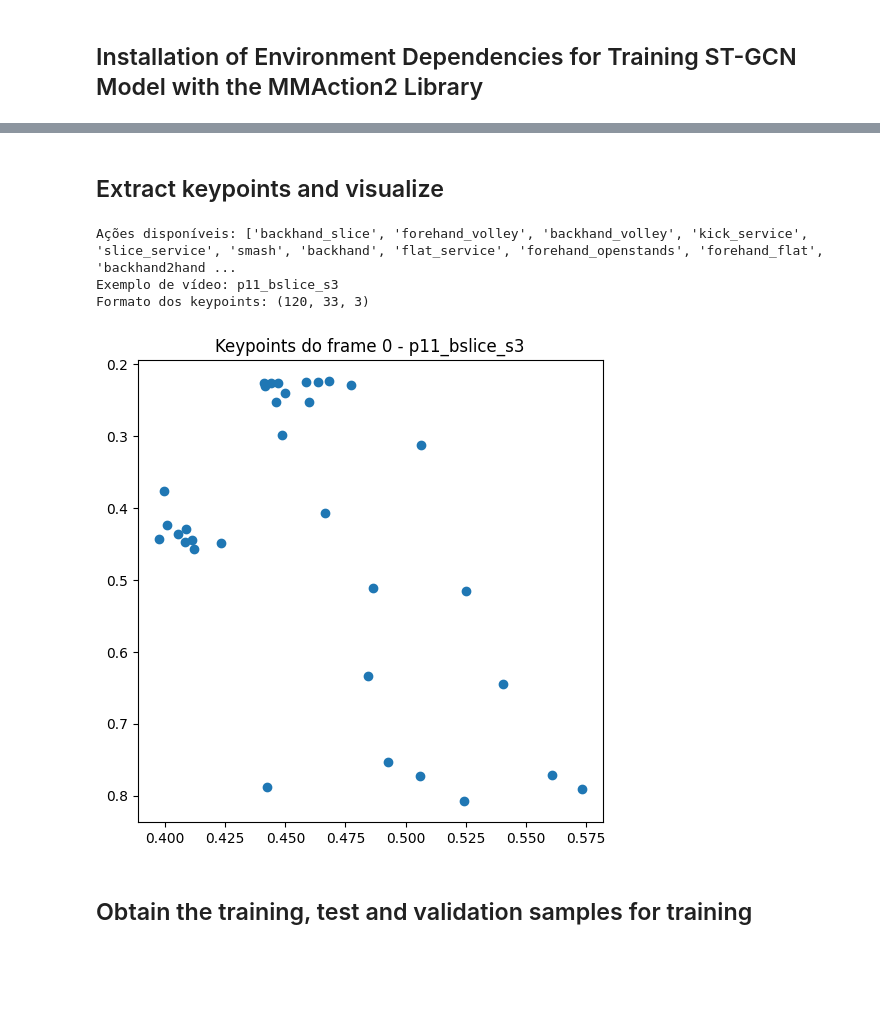
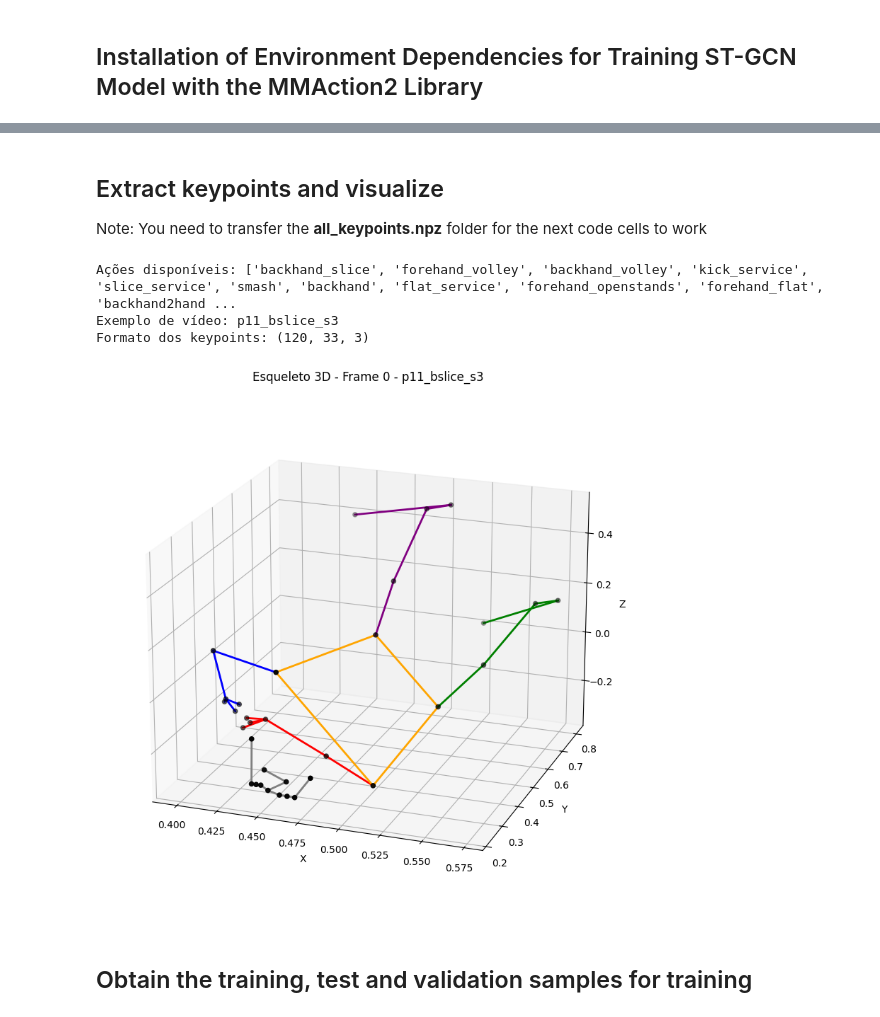
Before and after one commit to LeoDinga/DL_Project, a Jupyter notebook: train_type2.ipynb, the cells around one changed output, grey strips where cells are left out. Saved outputs shown, nothing was run; the diff lists cells and outputs as text; code cells hidden in the pictures; blank space fills up the shorter version.

```diff
--- a/train_type2.ipynb
+++ b/train_type2.ipynb
@@ -89,47 +89,87 @@ Requirement already satisfied: mpmath<1.4,>=1.1.0 in /usr/local/lib/python3.11/d
-# %% [markdown]
-## Extract keypoints and visualize
+# %% [markdown]
+## Extract keypoints and visualize
+
+Note:  You need to transfer the **all_keypoints.npz** folder for the next code cells to work
 # %%
 import numpy as np
 import matplotlib.pyplot as plt
+from mpl_toolkits.mplot3d import Axes3D
 
-
-# Path to the keypoint file
+# Save to file in configs/stgcn/ folder
 keypoints_path = "/content/all_keypoints.npz"
 
 # Load the keypoints from the npz file and rebuild the dictionary organized by action and video
 data = np.load(keypoints_path)
 all_keypoints = {}
 for key in data.files:
     action, video_file = key.split("__", 1)
     if action not in all_keypoints:
         all_keypoints[action] = {}
     all_keypoints[action][video_file] = data[key]
 
-# Explore the data: available actions, an example video and keypoint format
-print("Ações disponíveis:", list(all_keypoints.keys()))
+# Explore the data: available actions, sample video and keypoint format
+print("Available actions:", list(all_keypoints.keys()))
 first_action = list(all_keypoints.keys())[0]
 first_video = list(all_keypoints[first_action].keys())[0]
+print("Video example:", first_video)
+print("Format of keypoints:", all_keypoints[first_action][first_video].shape)
 
-print("Exemplo de vídeo:", first_video)
-print("Formato dos keypoints:", all_keypoints[first_action][first_video].shape)
+# Select the frame to view
+frame_idx = 0
+points = all_keypoints[first_action][first_video][frame_idx]  # shape: (num_joints, 3)
 
-# View the keypoints from the first frame of the example video
-frame_idx = 0
-keypoints = all_keypoints[first_action][first_video][frame_idx]
+# Define anatomical connections (MediaPipe 33 points)
+anatomical_connections = {
+    'head': [
+        (0, 1), (1, 2), (2, 3),
+        (0, 4), (4, 5), (5, 6),
+        (3, 7), (6, 8),
+        (0, 9), (9, 10)
+    ],
+    'left_arm': [(11, 13), (13, 15), (15, 17), (15, 19), (15, 21)],
+    'right_arm': [(12, 14), (14, 16), (16, 18), (16, 20), (16, 22)],
+    'torso': [(11, 12), (23, 24), (11, 23), (12, 24)],
+    'left_leg': [(23, 25), (25, 27), (27, 29), (29, 31)],
+    'right_leg': [(24, 26), (26, 28), (28, 30), (30, 32)],
+}
 
-x = [pt[0] for pt in keypoints]
-y = [pt[1] for pt in keypoints]
+colors = {
+    'head': 'gray',
+    'left_arm': 'red',
+    'right_arm': 'blue',
+    'torso': 'orange',
+    'left_leg': 'green',
+    'right_leg': 'purple',
+}
 
-plt.figure(figsize=(6, 6))
-plt.scatter(x, y)
-plt.gca().invert_yaxis()
-plt.title(f"Keypoints do frame {frame_idx} - {first_video}")
+# Plot in 3D
+fig = plt.figure(figsize=(10, 8))
+ax = fig.add_subplot(111, projection='3d')
+ax.scatter(points[:, 0], points[:, 1], points[:, 2], c='black', s=20)
+
+# Drawing anatomical connections
+for part, connections in anatomical_connections.items():
+    for i, j in connections:
+        if i < len(points) and j < len(points):
+            ax.plot(
+                [points[i, 0], points[j, 0]],
+                [points[i, 1], points[j, 1]],
+                [points[i, 2], points[j, 2]],
+                color=colors[part], linewidth=2
+            )
+
+ax.set_xlabel('X')
+ax.set_ylabel('Y')
+ax.set_zlabel('Z')
+ax.set_title(f"Esqueleto 3D - Frame {frame_idx} - {first_video}")
+ax.view_init(elev=20, azim=-70)
+plt.tight_layout()
 plt.show()
 # %% [output]
 Ações disponíveis: ['backhand_slice', 'forehand_volley', 'backhand_volley', 'kick_service', 'slice_service', 'smash', 'backhand', 'flat_service', 'forehand_openstands', 'forehand_flat', 'backhand2hand ...
 Exemplo de vídeo: p11_bslice_s3
 Formato dos keypoints: (120, 33, 3)
-[figure, old version]
+[figure, new version]
 # %% [markdown]
 ## Obtain the training, test and validation samples for training
 # %%
```
Also changed, not shown: parts of 2 cells of this notebook.
